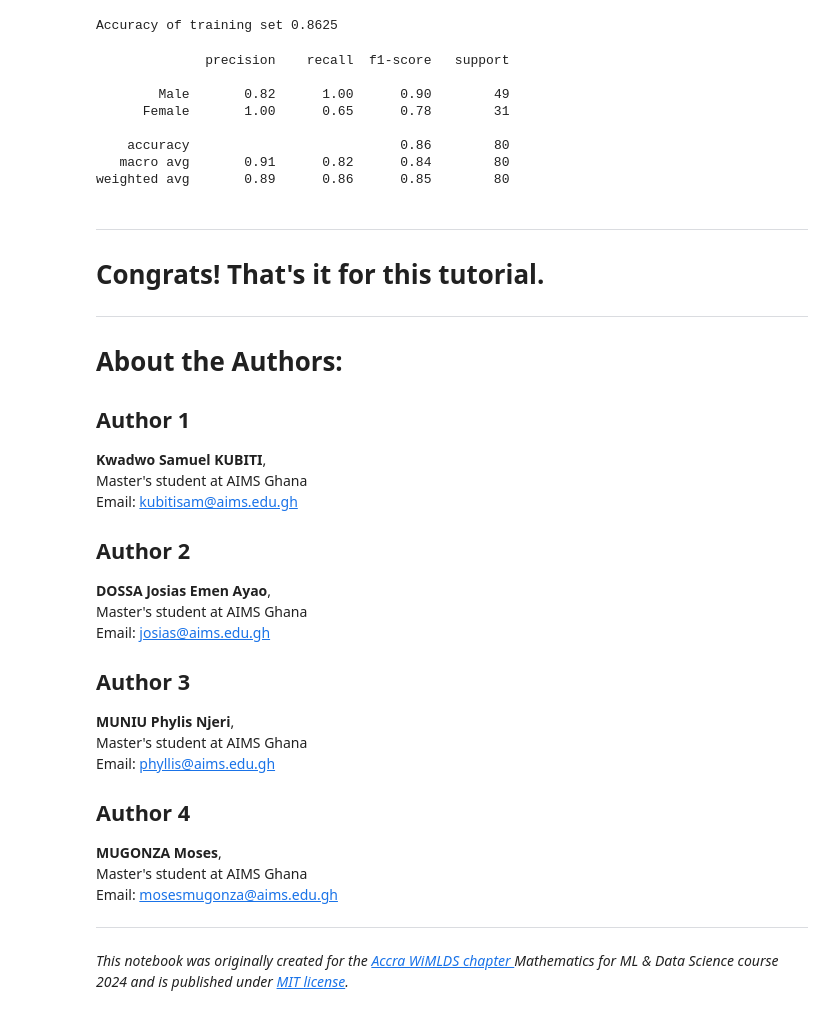
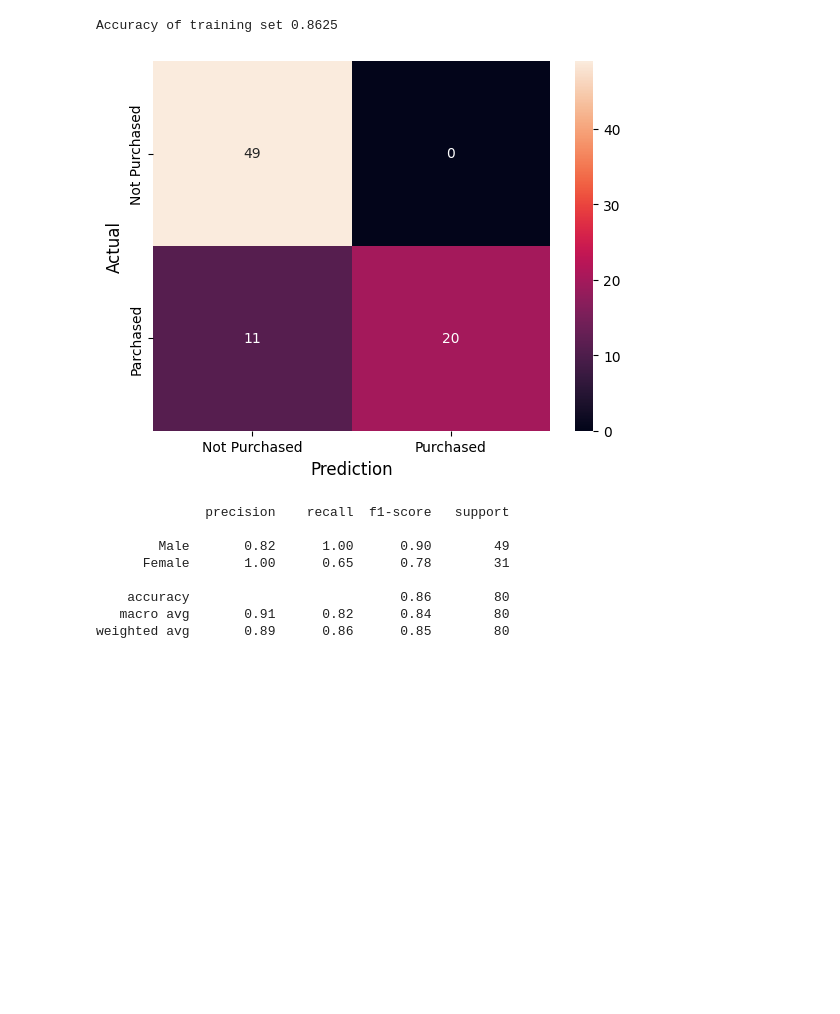
Before and after one commit to WiMLDS-Ghana/MathsBootCamp24, a Jupyter notebook: Python_codes/Week_4_python_codes_Linear_Regression_Logistic_Regression.ipynb, the cells around one changed output. Saved outputs shown, nothing was run; the diff lists cells and outputs as text; code cells hidden in the pictures; blank space fills up the shorter version.

```diff
--- a/Python_codes/Week_4_python_codes_Linear_Regression_Logistic_Regression.ipynb
+++ b/Python_codes/Week_4_python_codes_Linear_Regression_Logistic_Regression.ipynb
@@ -383,7 +409,21 @@ print(f"Accuracy of training set {acc_test}")
 Accuracy of training set 0.8625
 # %%
 # Showing confusion matrix
-mat = confusion_matrix(y_test, pred_test, normalize='true')
+mat = confusion_matrix(y_test, pred_test)
+# %%
+# define and print matrix with labels
+sns.heatmap(mat,
+            annot=True,
+            fmt='g',
+            xticklabels=['Not Purchased','Purchased'],
+            yticklabels=['Not Purchased','Parchased'])
+
+# display matrix
+plt.ylabel('Actual',fontsize=12)
+plt.xlabel('Prediction',fontsize=12)
+plt.show()
+# %% [output]
+[figure, added]
 # %%
 levels = pd.factorize(ads['Gender'])
 print(classification_report(y_test,pred_test, target_names=["Male", "Female"]))
@@ -396,37 +436,3 @@ print(classification_report(y_test,pred_test, target_names=["Male", "Female"]))
     accuracy                           0.86        80
    macro avg       0.91      0.82      0.84        80
 weighted avg       0.89      0.86      0.85        80
-# %% [markdown]
----
-# Congrats! That's it for this tutorial.
-
----
-<h1>About the Authors:</h1>
-
-## Author 1
-
-**Kwadwo Samuel KUBITI**,
-Master's student at AIMS Ghana
-Email: kubitisam@aims.edu.gh
-
-## Author 2
-
-**DOSSA Josias Emen Ayao**,
-Master's student at AIMS Ghana
-Email: josias@aims.edu.gh
-
-## Author 3
-
-**MUNIU Phylis Njeri**,
-Master's student at AIMS Ghana
-Email: phyllis@aims.edu.gh
-
-## Author 4
-
-**MUGONZA Moses**,
-Master's student at AIMS Ghana
-Email: mosesmugonza@aims.edu.gh
-
-
----
-*This notebook was originally created for the [Accra WiMLDS chapter ](https://www.linkedin.com/company/98583062/admin/feed/posts/) Mathematics for ML & Data Science course 2024 and is published under [MIT license](https://choosealicense.com/licenses/mit/).*
```
Also changed, not shown: parts of 19 cells of this notebook, 2 other files.
